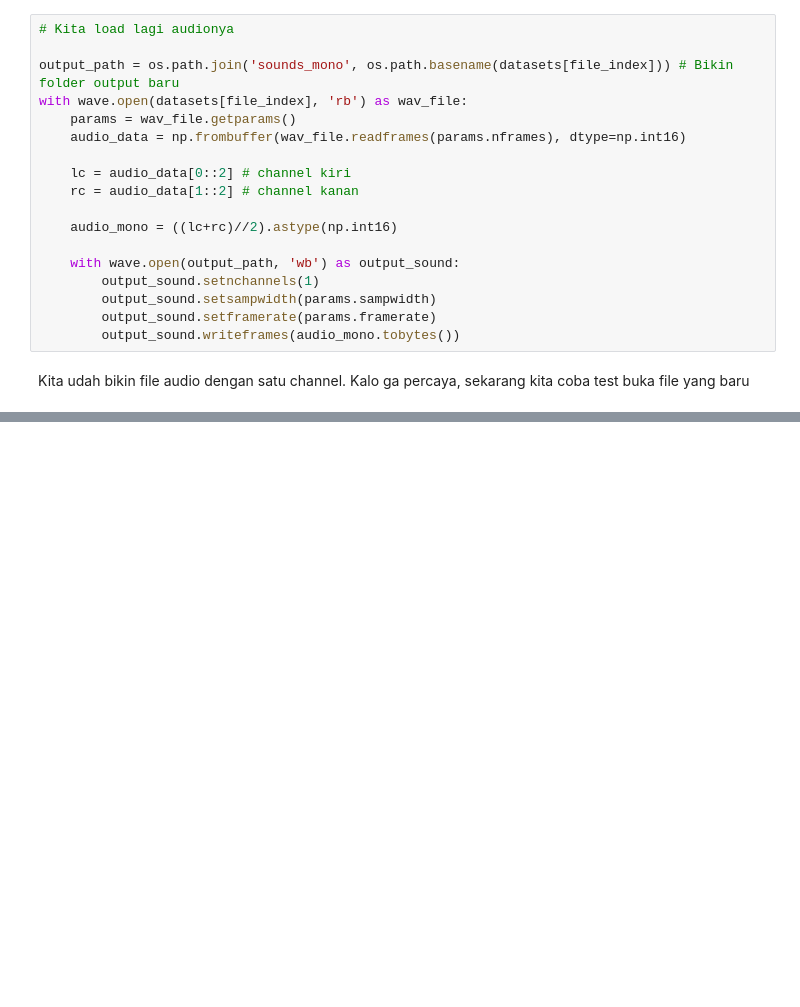
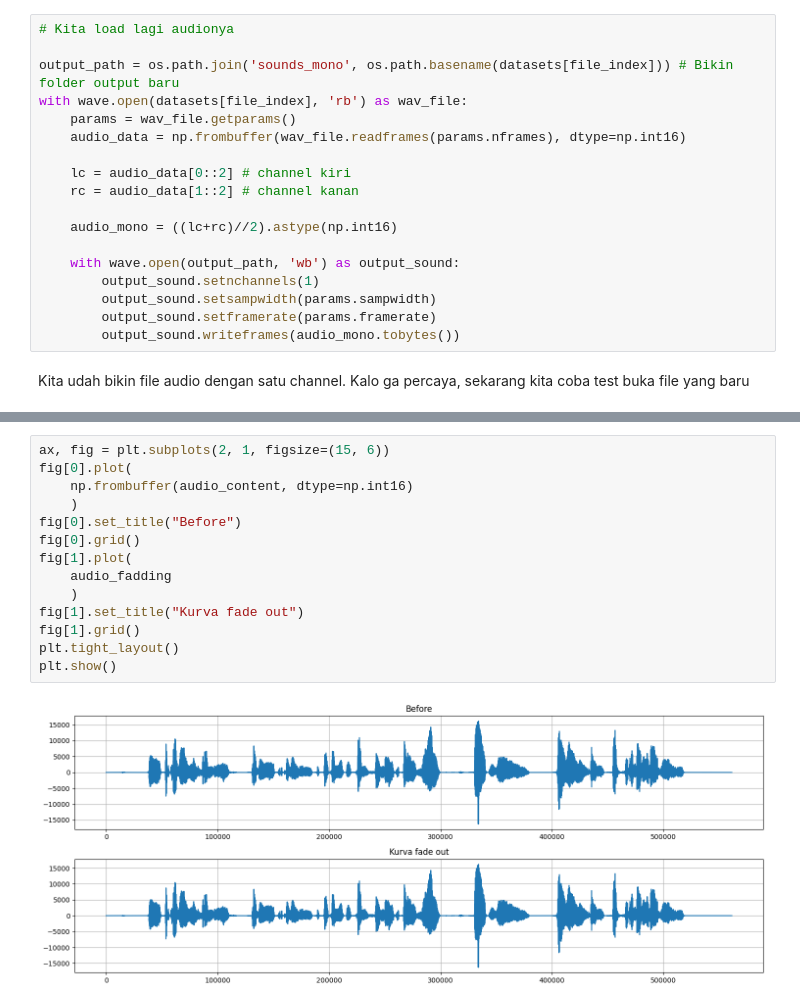
Before and after one commit to Bagusardin/if4021, a Jupyter notebook: 120140176_ho2.ipynb, the cells around one changed output, grey strips where cells are left out. Saved outputs shown, nothing was run; the diff lists cells and outputs as text; blank space fills up the shorter version.

```diff
--- a/120140176_ho2.ipynb
+++ b/120140176_ho2.ipynb
@@ -89,0 +150,16 @@ Sekarang channelnya jadi satu, yang artinya sound kita udah jadi mono.
+# %%
+ax, fig = plt.subplots(2, 1, figsize=(15, 6))
+fig[0].plot(
+    np.frombuffer(audio_content, dtype=np.int16)
+    )
+fig[0].set_title("Before")
+fig[0].grid()
+fig[1].plot(
+    audio_fadding
+    )
+fig[1].set_title("Kurva fade out")
+fig[1].grid()
+plt.tight_layout()
+plt.show()
+# %% [output]
+[figure, added]
```
Also changed, not shown: parts of 18 cells of this notebook, 1 other file.
